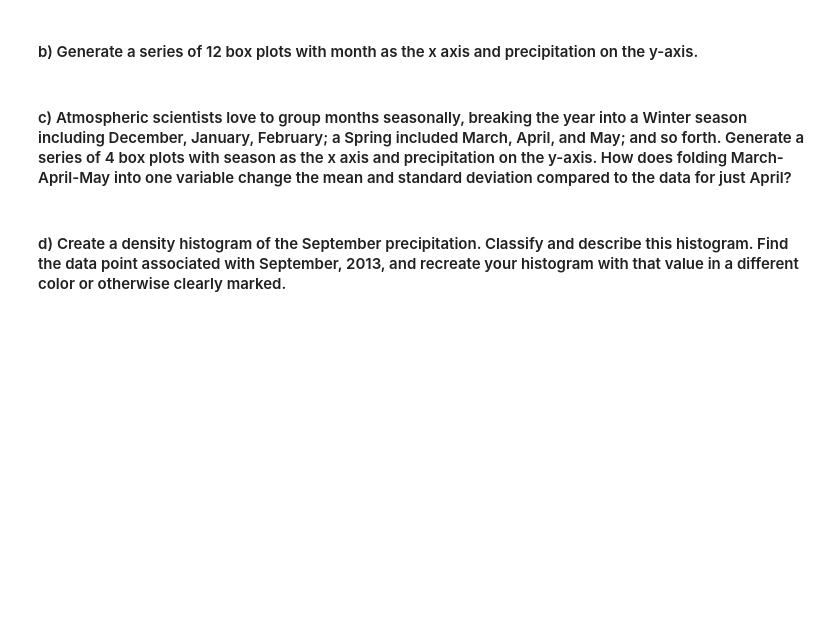
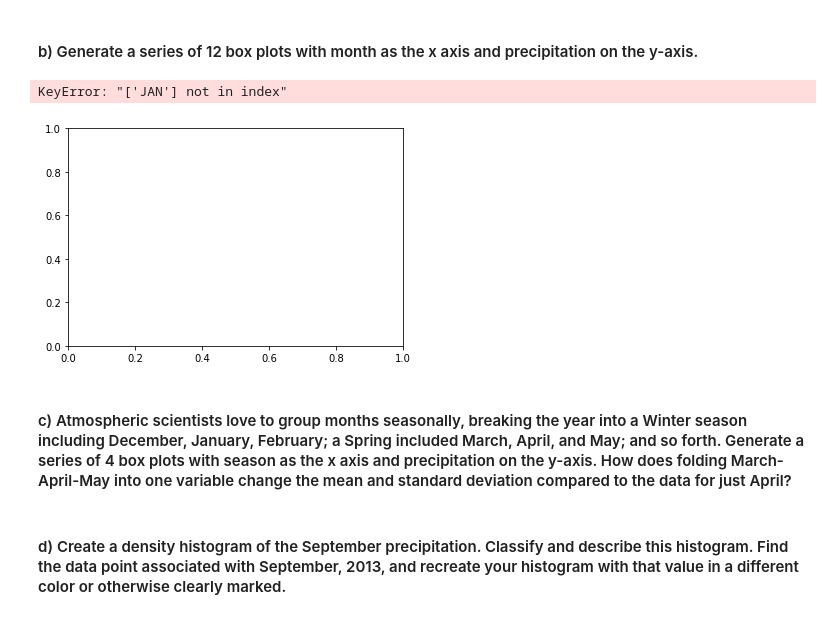
Before and after one commit to MugBergerFries/DataSci, a Jupyter notebook: HW1/HW1_Berger_Sam.ipynb, the cells around one changed output. Cells and saved outputs as stored; diff of their text form; code cells hidden in the pictures; blank space fills up the shorter version.

```diff
--- a/HW1/HW1_Berger_Sam.ipynb
+++ b/HW1/HW1_Berger_Sam.ipynb
@@ -347,3 +368,7 @@ my_bins = range(0,85,5)
 NOAA's Physical Sciences division (https://www.esrl.noaa.gov/psd) houses an enormous amount of weather data.  Load `hw1BoulderPPT.csv` from the course page for the last 100 years of monthly precipitation data from Boulder.
 
 #### a) When the amount of precipitation was nonzero but too small to be recorded, this data set recorded `tr`.  Replace these with zeroes.
+# %%
+df = pd.read_csv("hw1BoulderPPT.csv")
+df.head()
+df.replace('Tr', 0)
@@ -350,5 +394,10 @@ NOAA's Physical Sciences division (https://www.esrl.noaa.gov/psd) houses an enor
 # %% [markdown]
 #### b) Generate a series of 12 box plots with month as the x axis and precipitation on the y-axis.
+# %%
+boxplot = df.boxplot(column=['JAN'])
+# %% [output]
+KeyError: "['JAN'] not in index"
+[figure, added]
 # %% [markdown]
 
 #### c) Atmospheric scientists love to group months seasonally, breaking the year into a Winter season including December, January, February; a Spring included March, April, and May; and so forth. Generate a series of 4 box plots with season as the x axis and precipitation on the y-axis.  How does folding March-April-May into one variable change the mean and standard deviation compared to the data for just April?
```
Also changed, not shown: parts of 9 cells of this notebook.
